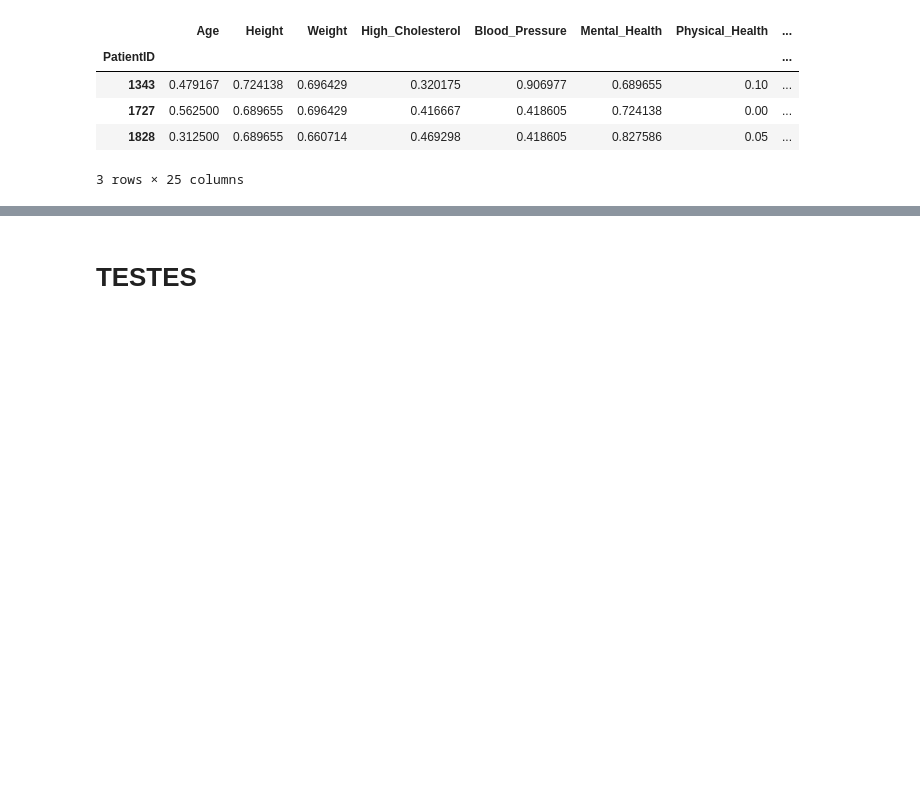
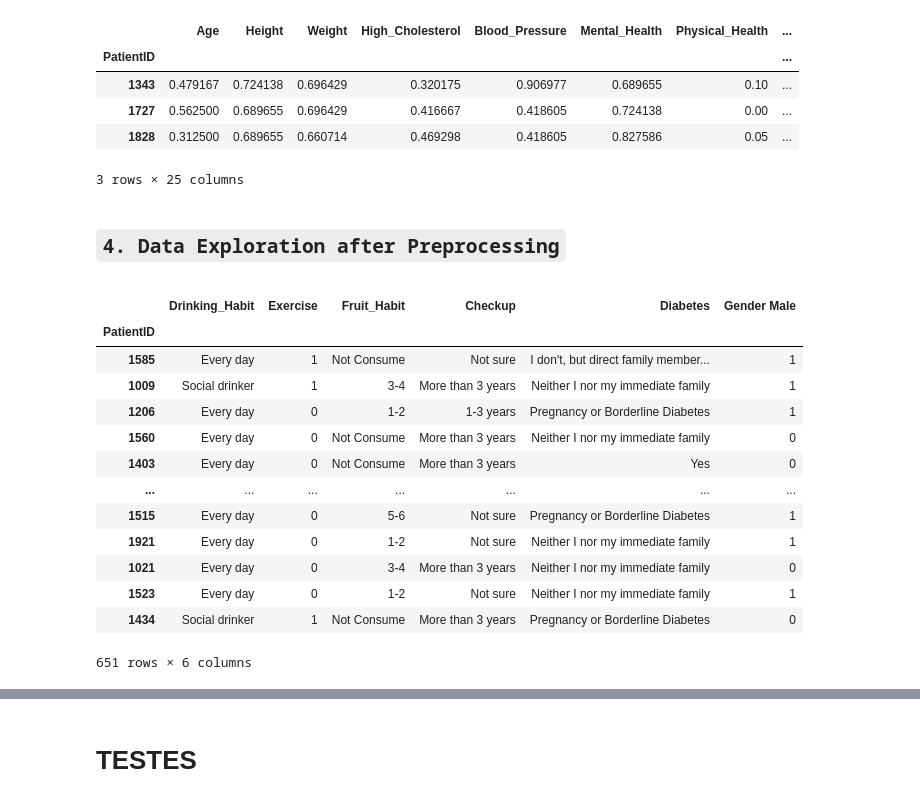
Before and after one commit to henrymmarques/MLProject, a Jupyter notebook: FINAL - Group03.ipynb, the cells around one changed output, grey strips where cells are left out. Cells and saved outputs as stored; diff of their text form; code cells hidden in the pictures; blank space fills up the shorter version.

```diff
--- a/FINAL - Group03.ipynb
+++ b/FINAL - Group03.ipynb
@@ -907,3 +951,27 @@ test_data.head(3)
 | 1727 | 0.562500 | 0.689655 | 0.696429 | 0.416667 | 0.418605 | 0.724138 | 0.00 | ... |
 | 1828 | 0.312500 | 0.689655 | 0.660714 | 0.469298 | 0.418605 | 0.827586 | 0.05 | ... |
 3 rows × 25 columns
+# %% [markdown]
+<a class="anchor" id="exploration-2">
+
+## `4. Data Exploration after Preprocessing`
+
+</a>
+# %%
+ncols = len(train_data_cat_plot.columns)
+train_data_cat_plot
+# %% [output]
+|  | Drinking_Habit | Exercise | Fruit_Habit | Checkup | Diabetes | Gender Male |
+| PatientID |  |  |  |  |  |  |
+| 1585 | Every day | 1 | Not Consume | Not sure | I don't, but direct family member... | 1 |
+| 1009 | Social drinker | 1 | 3-4 | More than 3 years | Neither I nor my immediate family | 1 |
+| 1206 | Every day | 0 | 1-2 | 1-3 years | Pregnancy or Borderline Diabetes | 1 |
+| 1560 | Every day | 0 | Not Consume | More than 3 years | Neither I nor my immediate family | 0 |
+| 1403 | Every day | 0 | Not Consume | More than 3 years | Yes | 0 |
+| ... | ... | ... | ... | ... | ... | ... |
+| 1515 | Every day | 0 | 5-6 | Not sure | Pregnancy or Borderline Diabetes | 1 |
+| 1921 | Every day | 0 | 1-2 | Not sure | Neither I nor my immediate family | 1 |
+| 1021 | Every day | 0 | 3-4 | More than 3 years | Neither I nor my immediate family | 0 |
+| 1523 | Every day | 0 | 1-2 | Not sure | Neither I nor my immediate family | 1 |
+| 1434 | Social drinker | 1 | Not Consume | More than 3 years | Pregnancy or Borderline Diabetes | 0 |
+651 rows × 6 columns
```
Also changed, not shown: parts of 26 cells of this notebook.
